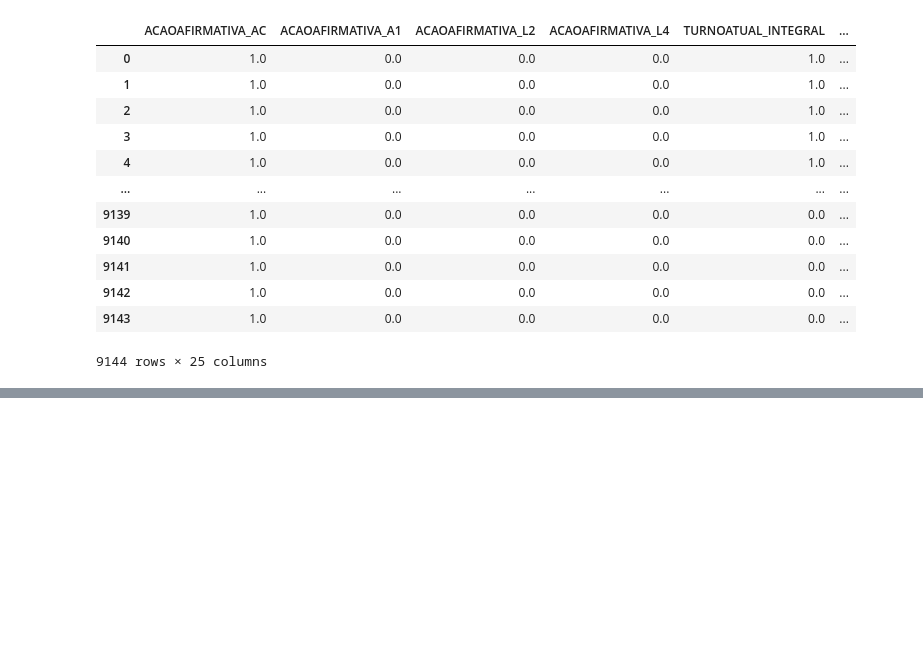
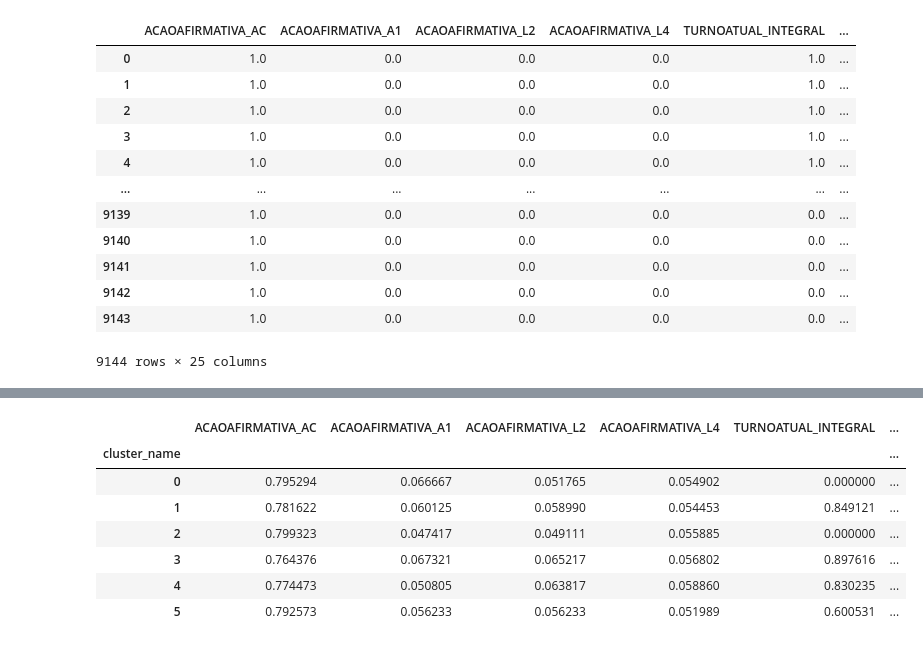
Before and after one commit to marianamoledo/tcc_mba_cd, a Jupyter notebook: clusterizacao_selec_variancia.ipynb, the cells around one changed output, grey strips where cells are left out. Drawn from its saved outputs; the diff is of its cells as text; code cells hidden in the pictures; blank space fills up the shorter version.

```diff
--- a/clusterizacao_selec_variancia.ipynb
+++ b/clusterizacao_selec_variancia.ipynb
@@ -216,0 +217,12 @@ cluster_name
+# %%
+summary_distancia = X_transform_filter.groupby(['cluster_name']).mean()
+summary_distancia
+# %% [output]
+|  | ACAOAFIRMATIVA_AC | ACAOAFIRMATIVA_A1 | ACAOAFIRMATIVA_L2 | ACAOAFIRMATIVA_L4 | TURNOATUAL_INTEGRAL | ... |
+| cluster_name |  |  |  |  |  | ... |
+| 0 | 0.795294 | 0.066667 | 0.051765 | 0.054902 | 0.000000 | ... |
+| 1 | 0.781622 | 0.060125 | 0.058990 | 0.054453 | 0.849121 | ... |
+| 2 | 0.799323 | 0.047417 | 0.049111 | 0.055885 | 0.000000 | ... |
+| 3 | 0.764376 | 0.067321 | 0.065217 | 0.056802 | 0.897616 | ... |
+| 4 | 0.774473 | 0.050805 | 0.063817 | 0.058860 | 0.830235 | ... |
+| 5 | 0.792573 | 0.056233 | 0.056233 | 0.051989 | 0.600531 | ... |
```
Also changed, not shown: parts of 4 cells of this notebook.
